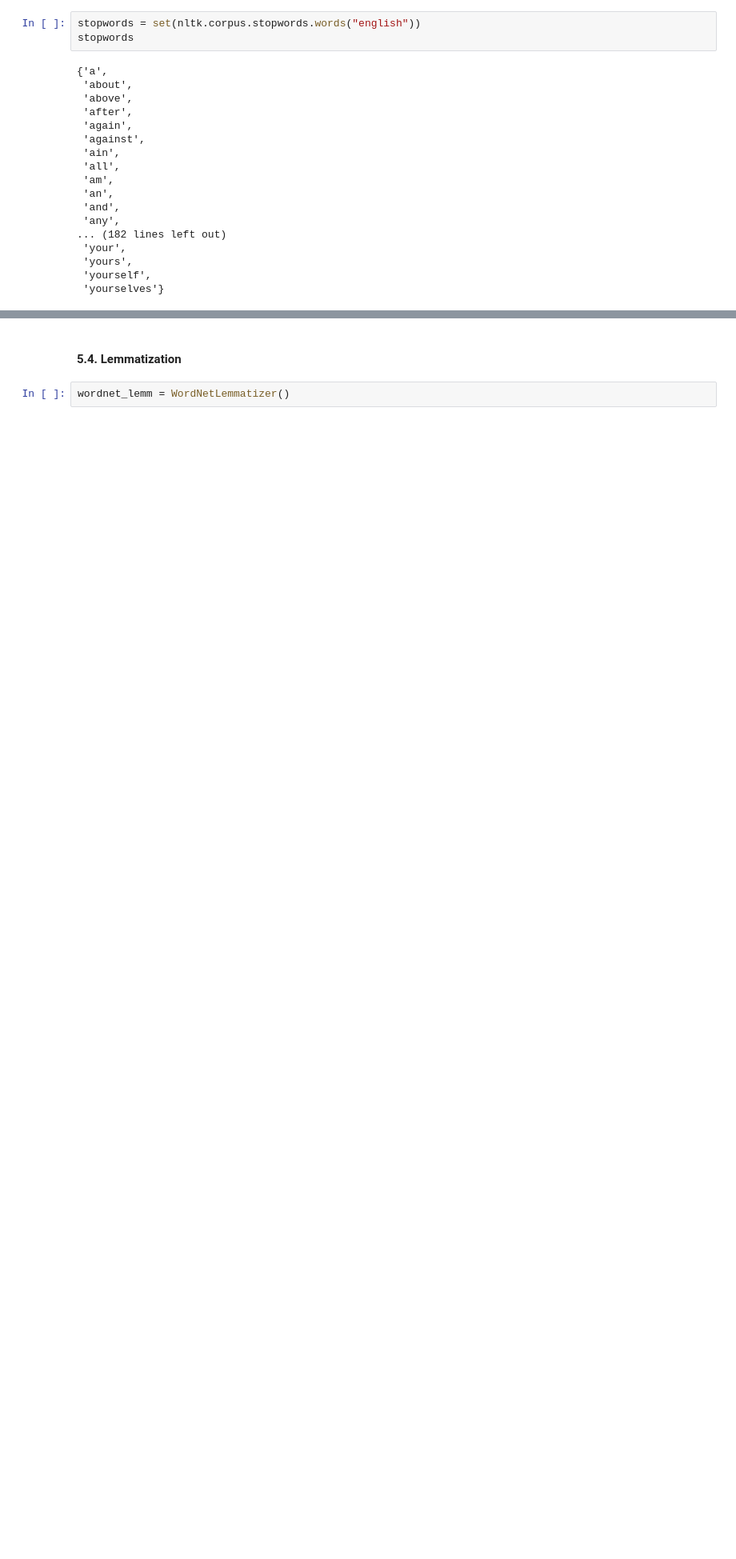
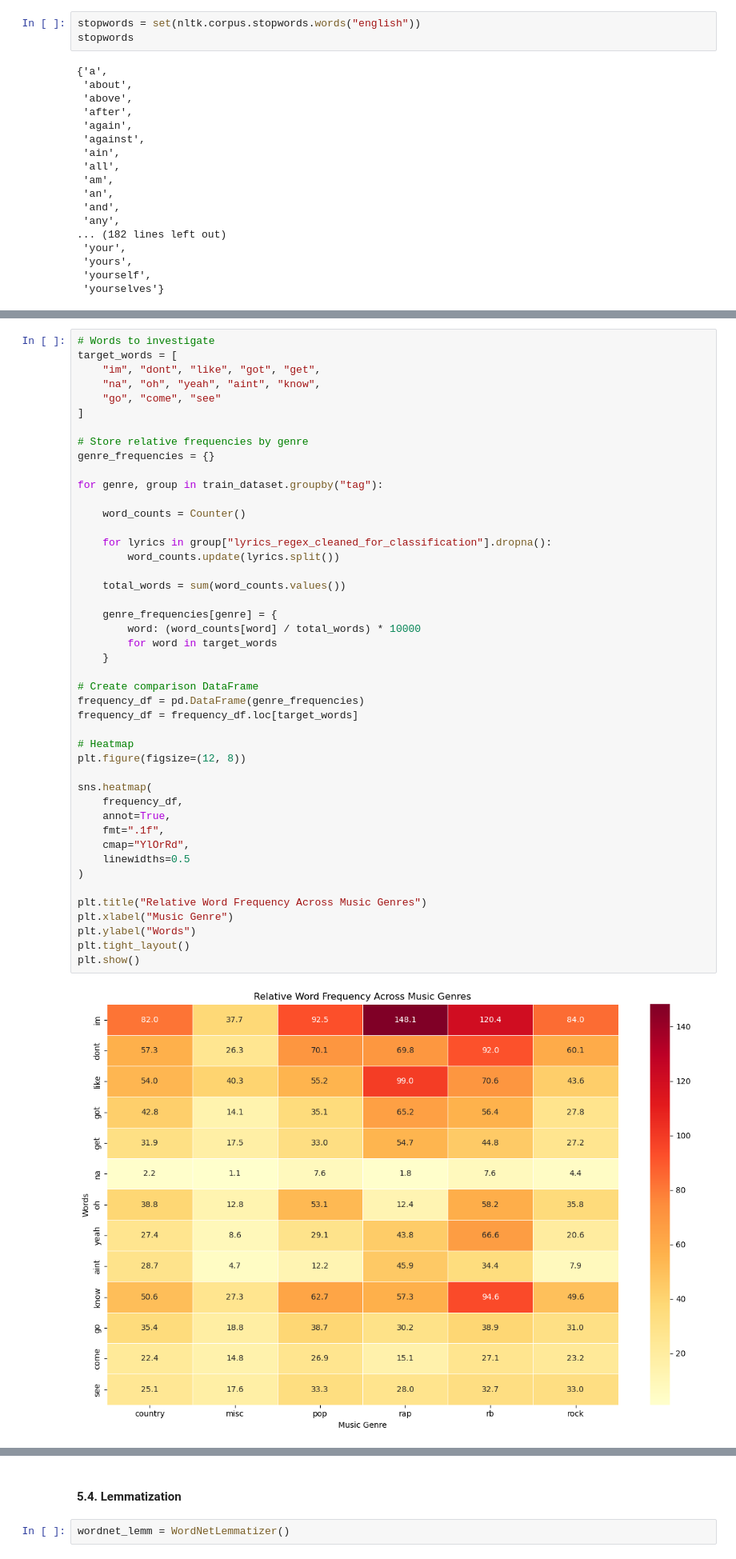
Before and after one commit to tiago2806/text-mining-project, a Jupyter notebook: 02 Data Exploration and Preprocessing.ipynb, the cells around one changed output, grey strips where cells are left out. Shown at 80% size. Drawn from its saved outputs; the diff is of its cells as text; blank space fills up the shorter version.

```diff
--- a/02 Data Exploration and Preprocessing.ipynb
+++ b/02 Data Exploration and Preprocessing.ipynb
@@ -845,0 +833,47 @@ sample_no_stopwords
+# %%
+# Words to investigate
+target_words = [
+    "im", "dont", "like", "got", "get",
+    "na", "oh", "yeah", "aint", "know",
+    "go", "come", "see"
+]
+
+# Store relative frequencies by genre
+genre_frequencies = {}
+
+for genre, group in train_dataset.groupby("tag"):
+
+    word_counts = Counter()
+
+    for lyrics in group["lyrics_regex_cleaned_for_classification"].dropna():
+        word_counts.update(lyrics.split())
+
+    total_words = sum(word_counts.values())
+
+    genre_frequencies[genre] = {
+        word: (word_counts[word] / total_words) * 10000
+        for word in target_words
+    }
+
+# Create comparison DataFrame
+frequency_df = pd.DataFrame(genre_frequencies)
+frequency_df = frequency_df.loc[target_words]
+
+# Heatmap
+plt.figure(figsize=(12, 8))
+
+sns.heatmap(
+    frequency_df,
+    annot=True,
+    fmt=".1f",
+    cmap="YlOrRd",
+    linewidths=0.5
+)
+
+plt.title("Relative Word Frequency Across Music Genres")
+plt.xlabel("Music Genre")
+plt.ylabel("Words")
+plt.tight_layout()
+plt.show()
+# %% [output]
+[figure, added]
```
Also changed, not shown: parts of 19 cells of this notebook.
